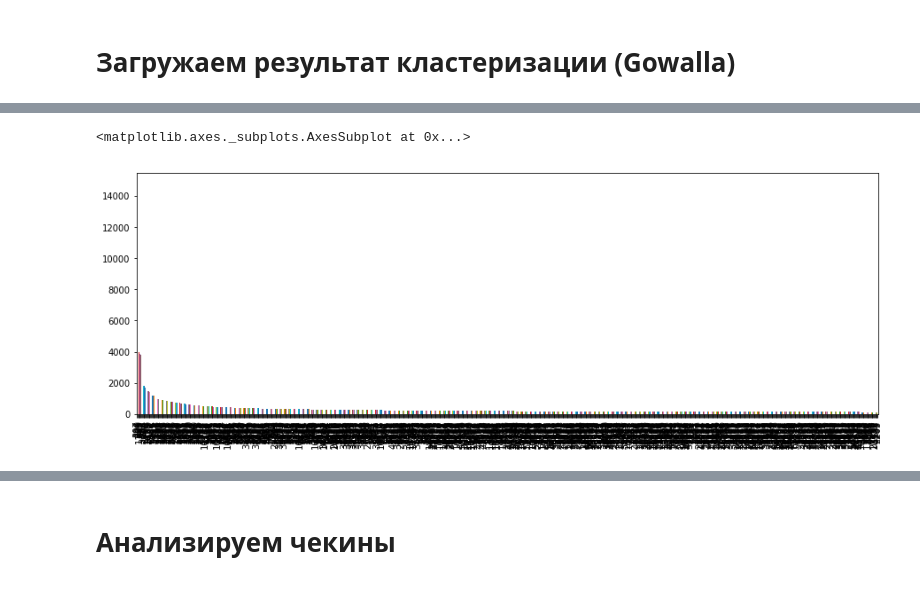
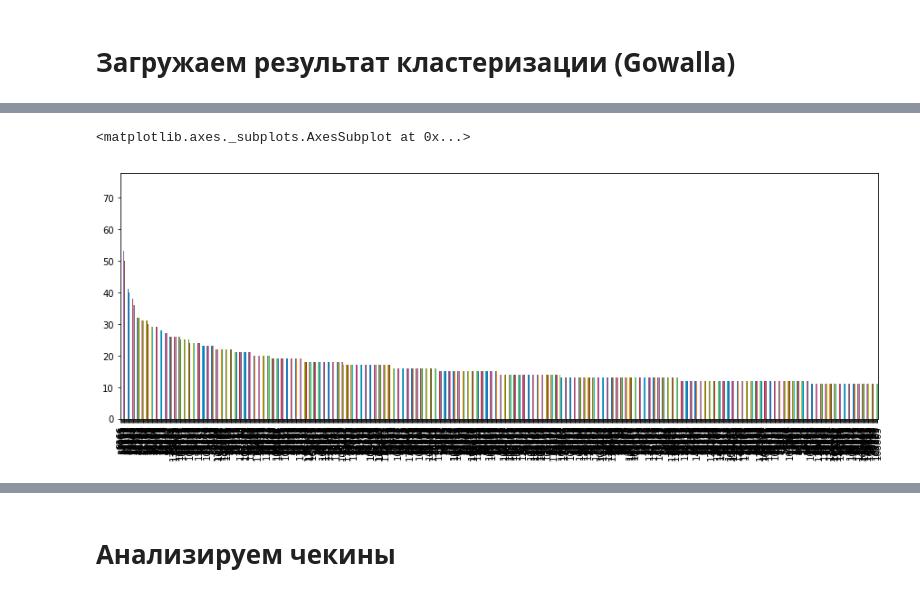
Before and after one commit to peter-pogorelov/spbsu-mlclass, a Jupyter notebook: ml-03.ipynb, the cells around one changed output, grey strips where cells are left out. Drawn from its saved outputs; the diff is of its cells as text; code cells hidden in the pictures.

```diff
--- a/ml-03.ipynb
+++ b/ml-03.ipynb
@@ -227,8 +220,8 @@ print('количество крупных кластеров', np.sum(clusters_
 # %%
-nodes_outputs[nodes_outputs.cluster.isin(clusters_sizes[clusters_sizes > 2].index)].outputs.sort_values(ascending=False).iloc[:1000].plot(kind='bar', figsize=(15, 5))
+nodes_outputs[nodes_outputs.cluster.isin(clusters_sizes[clusters_sizes <= 2].index)].outputs.sort_values(ascending=False).iloc[:1000].plot(kind='bar', figsize=(15, 5))
 # %% [output]
 <matplotlib.axes._subplots.AxesSubplot at 0x...>
-[figure, old version]
+[figure, new version]
 # %%
 print('первые 500 кластеров по объему')
 print(clusters.exemplar.value_counts())
```
Also changed, not shown: parts of 11 cells of this notebook.
